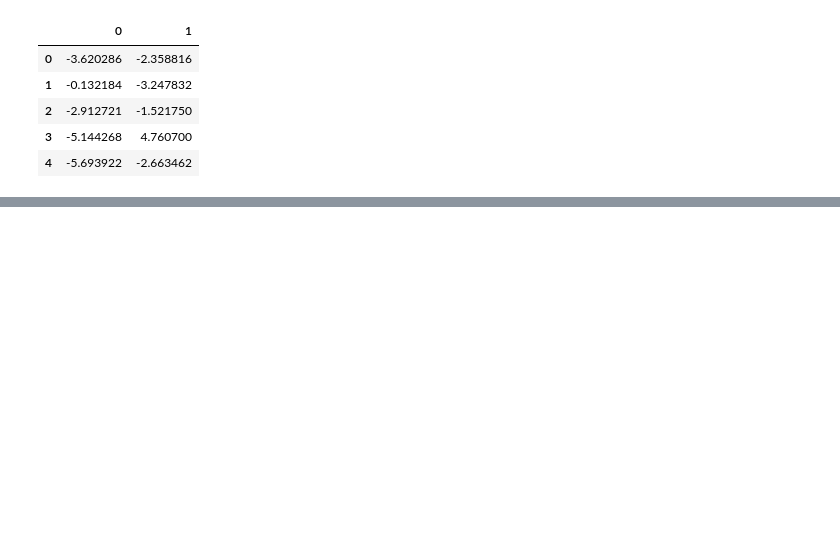
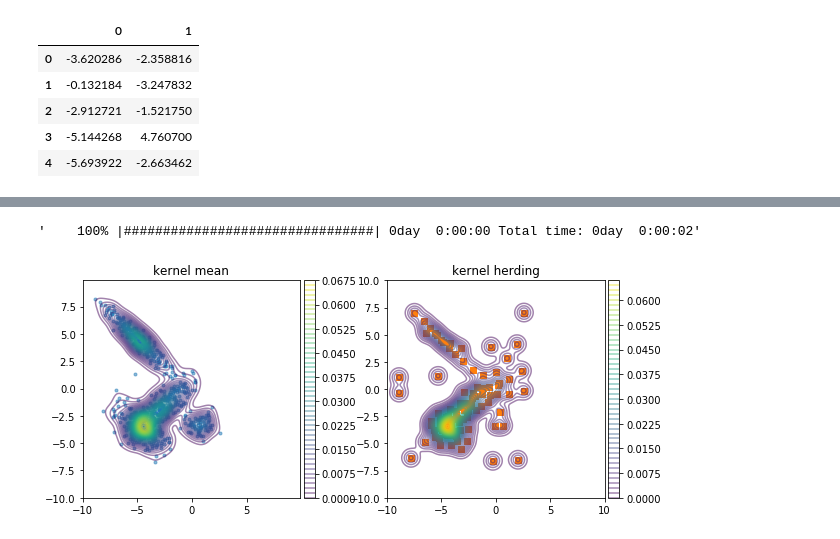
Before and after one commit to JohnYKiyo/kernel_method_numpy, a Jupyter notebook: kernelHerding.ipynb, the cells around one changed output, grey strips where cells are left out. Cells and saved outputs as stored; diff of their text form; code cells hidden in the pictures; blank space fills up the shorter version.

```diff
--- a/kernelHerding.ipynb
+++ b/kernelHerding.ipynb
@@ -116,3 +144,16 @@ array([[-4.48258618e+00, -3.47414023e+00],
+# %%
+cons = ({'type': 'ineq',
+         'fun' : lambda x: -(x[0] - 2.593)},
+        {'type': 'ineq',
+         'fun' : lambda x:  (x[0] + 8.9)},
+        {'type': 'ineq',
+         'fun' : lambda x: -(x[1] - 8.2)},
+        {'type': 'ineq',
+         'fun' : lambda x:  (x[1] + 6.6)})
+
+_ = KH.supersample(100,method='SLSQP',constraints = cons,jac='grad')
+# %% [output]
+'    100% |################################| 0day  0:00:00 Total time: 0day  0:00:02'
 # %%
 x = np.arange(-10.0,10,0.1)
 y = np.arange(-10.0,10,0.1)
@@ -121,4 +162,33 @@ z_kernelh = KH.approximation_mean(np.array([xx.ravel(),yy.ravel()]).T)
 z = KH.KM.mu_p(np.array([xx.ravel(),yy.ravel()]).T)
 zz_kernlh = z_kernelh.reshape(xx.shape[0],-1)
 zz = z.reshape(xx.shape[0],-1)
+# %%
+fig = plt.figure(figsize=[10,4])
+ax1 = fig.add_subplot(121)
+ax1.set_title('kernel mean')
+cbar1 = ax1.contour(xx,yy,zz,50,alpha=0.5)
+ax1.scatter(df.iloc[:,0],df.iloc[:,1],alpha=0.5,marker='.')
+ax1.set_xlim([-10,10])
+ax1.set_ylim([-10,10])
+ax1.axis("image")
+divider = mpl_toolkits.axes_grid1.make_axes_locatable(ax1)
+cax = divider.new_horizontal(size="5%", pad=0.05)
+fig.add_axes(cax)
+fig.colorbar(cbar1,cax=cax)
+fig.show()
+
+ax2 = fig.add_subplot(122)
+ax2.set_title('kernel herding')
+cbar2 = ax2.contour(xx,yy,zz_kernlh,50,alpha=0.5)
+ax2.scatter(KH.samples[:,0],KH.samples[:,1],marker='s',color='C1')
+ax2.axis("image")
+divider = mpl_toolkits.axes_grid1.make_axes_locatable(ax2)
+cax2 = divider.new_horizontal(size="5%", pad=0.05)
+ax2.set_xlim([-10,10])
+ax2.set_ylim([-10,10])
+fig.add_axes(cax2)
+fig.colorbar(cbar2,cax=cax2)
+fig.show()
+# %% [output]
+[figure, added]
 # %%
```
Also changed, not shown: parts of 7 cells of this notebook.
